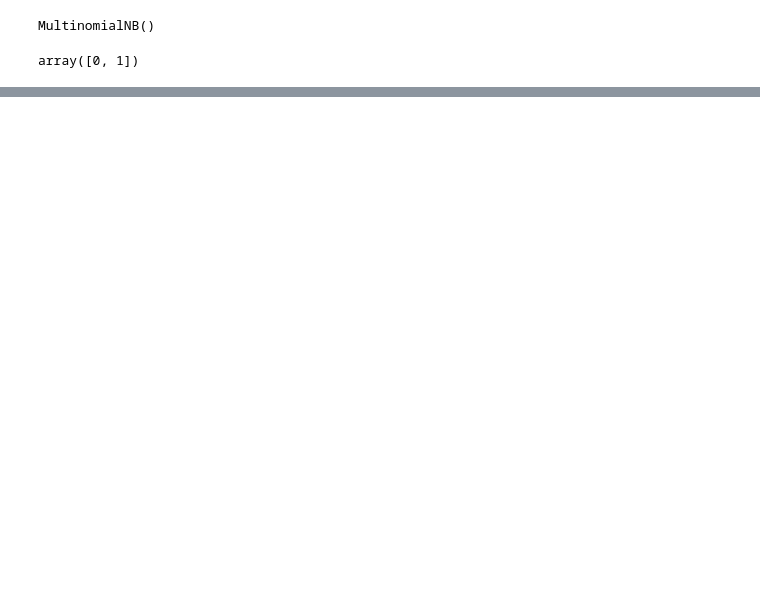
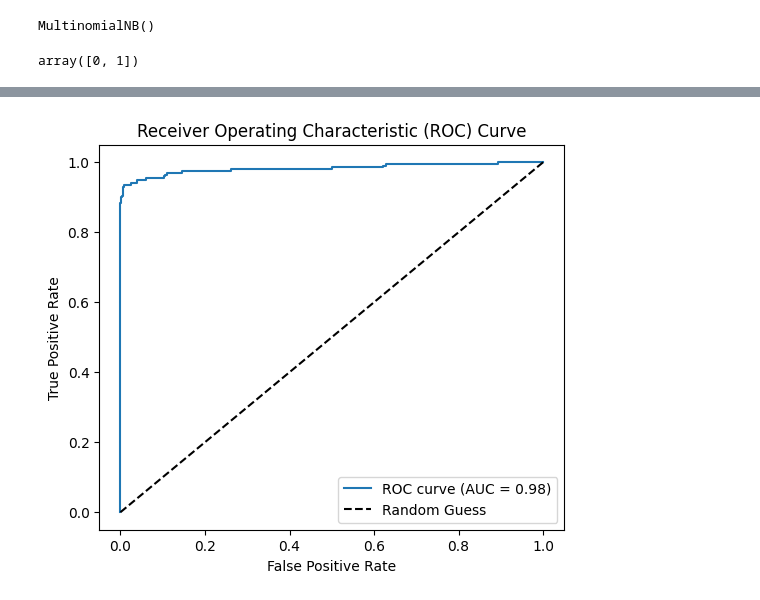
Before and after one commit to VaibhavRox/Machine-Learning-tutorials, a Jupyter notebook: ML/Naive_Bayes_Classifier/naive_bayes_2_spamdetector.ipynb, the cells around one changed output, grey strips where cells are left out. Saved outputs shown, nothing was run; the diff lists cells and outputs as text; code cells hidden in the pictures; blank space fills up the shorter version.

```diff
--- a/ML/Naive_Bayes_Classifier/naive_bayes_2_spamdetector.ipynb
+++ b/ML/Naive_Bayes_Classifier/naive_bayes_2_spamdetector.ipynb
@@ -83,0 +101,19 @@ array([0, 1])
+# %%
+# Plot ROC curve for the classifier
+from sklearn.metrics import roc_curve, roc_auc_score
+import matplotlib.pyplot as plt
+
+y_proba = model.predict_proba(X_test_count)[:,1]
+fpr, tpr, thresholds = roc_curve(y_test, y_proba)
+roc_auc = roc_auc_score(y_test, y_proba)
+
+plt.figure(figsize=(6,5))
+plt.plot(fpr, tpr, label=f'ROC curve (AUC = {roc_auc:.2f})')
+plt.plot([0, 1], [0, 1], 'k--', label='Random Guess')
+plt.xlabel('False Positive Rate')
+plt.ylabel('True Positive Rate')
+plt.title('Receiver Operating Characteristic (ROC) Curve')
+plt.legend(loc='lower right')
+plt.show()
+# %% [output]
+[figure, added]
```
Also changed, not shown: parts of 8 cells of this notebook.
